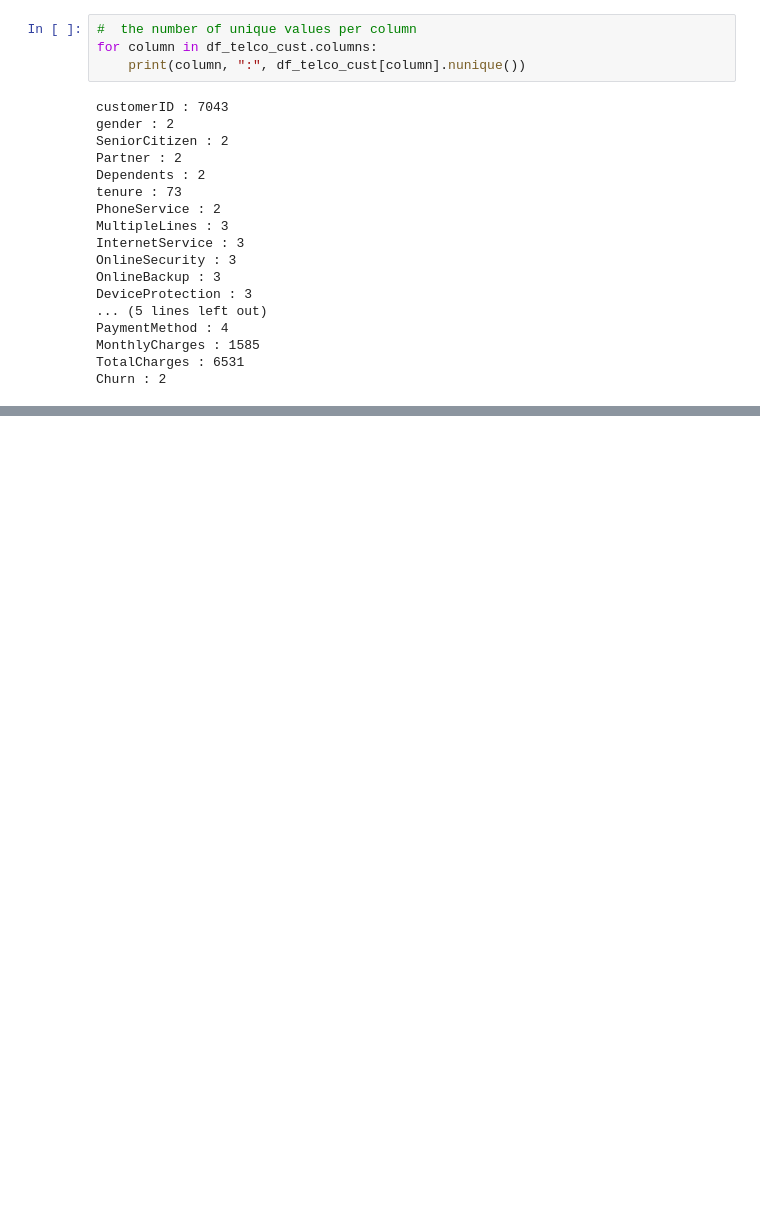
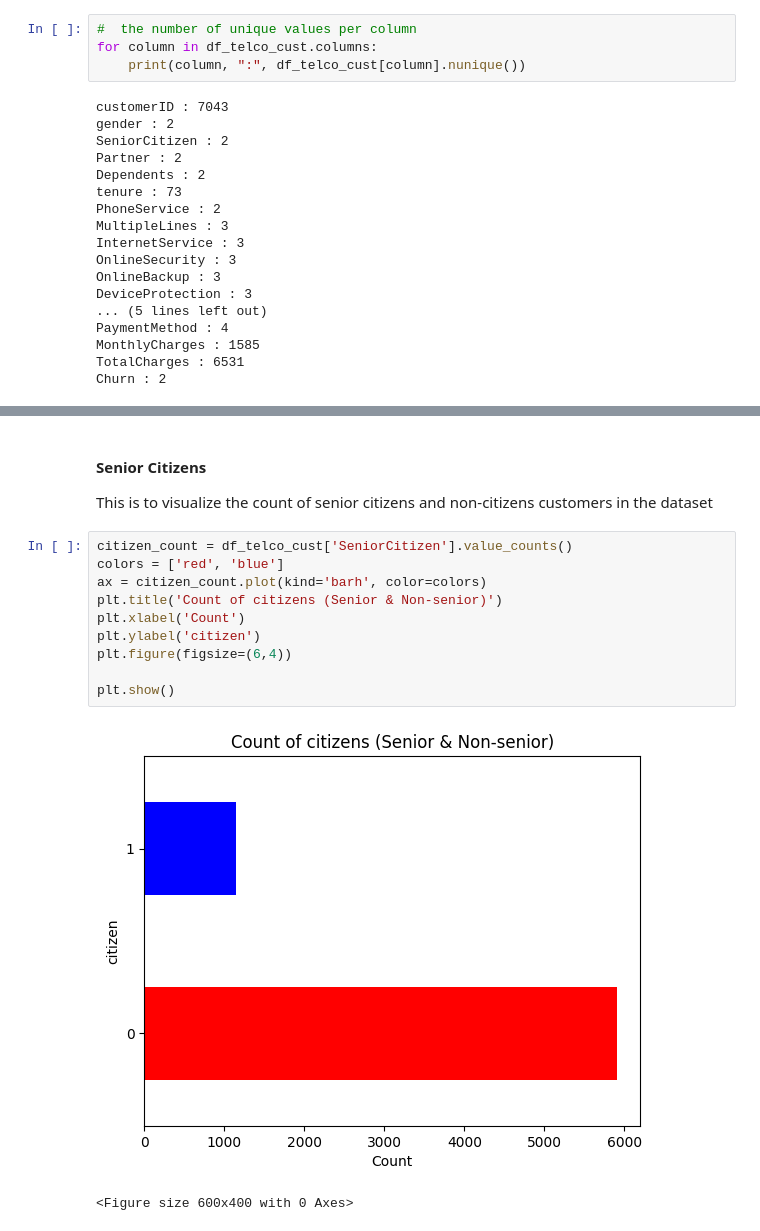
Before and after one commit to Jauloma/GIT_LP3, a Jupyter notebook: Code/Customer Churn_LP3.ipynb, the cells around one changed output, grey strips where cells are left out. Cells and saved outputs as stored; diff of their text form; blank space fills up the shorter version.

```diff
--- a/Code/Customer Churn_LP3.ipynb
+++ b/Code/Customer Churn_LP3.ipynb
@@ -194,0 +220,16 @@ Churn : 2
+# %% [markdown]
+#### Senior Citizens
+This is to visualize the count of senior citizens and non-citizens customers in the dataset
+# %%
+citizen_count = df_telco_cust['SeniorCitizen'].value_counts()
+colors = ['red', 'blue']
+ax = citizen_count.plot(kind='barh', color=colors)
+plt.title('Count of citizens (Senior & Non-senior)')
+plt.xlabel('Count')
+plt.ylabel('citizen')
+plt.figure(figsize=(6,4))
+
+plt.show()
+# %% [output]
+[figure, added]
+<Figure size 600x400 with 0 Axes>
```
Also changed, not shown: parts of 37 cells of this notebook, 1 other file.
